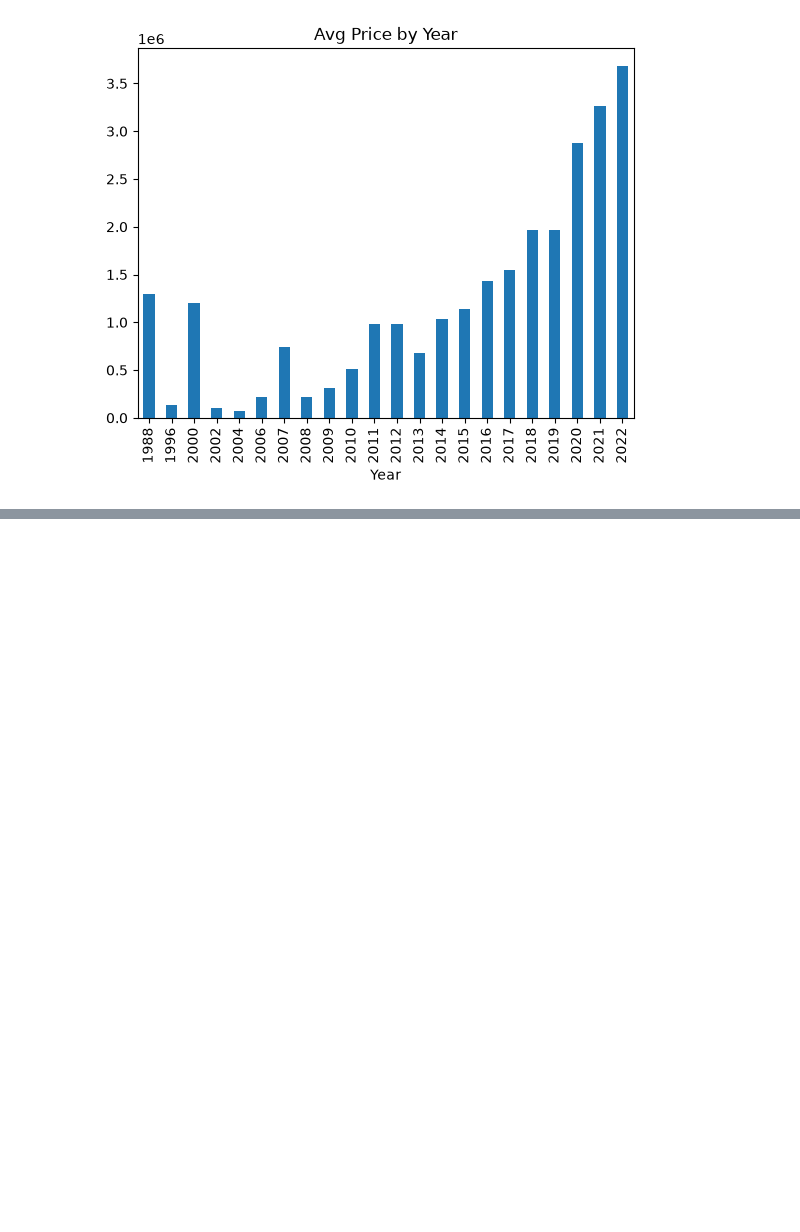
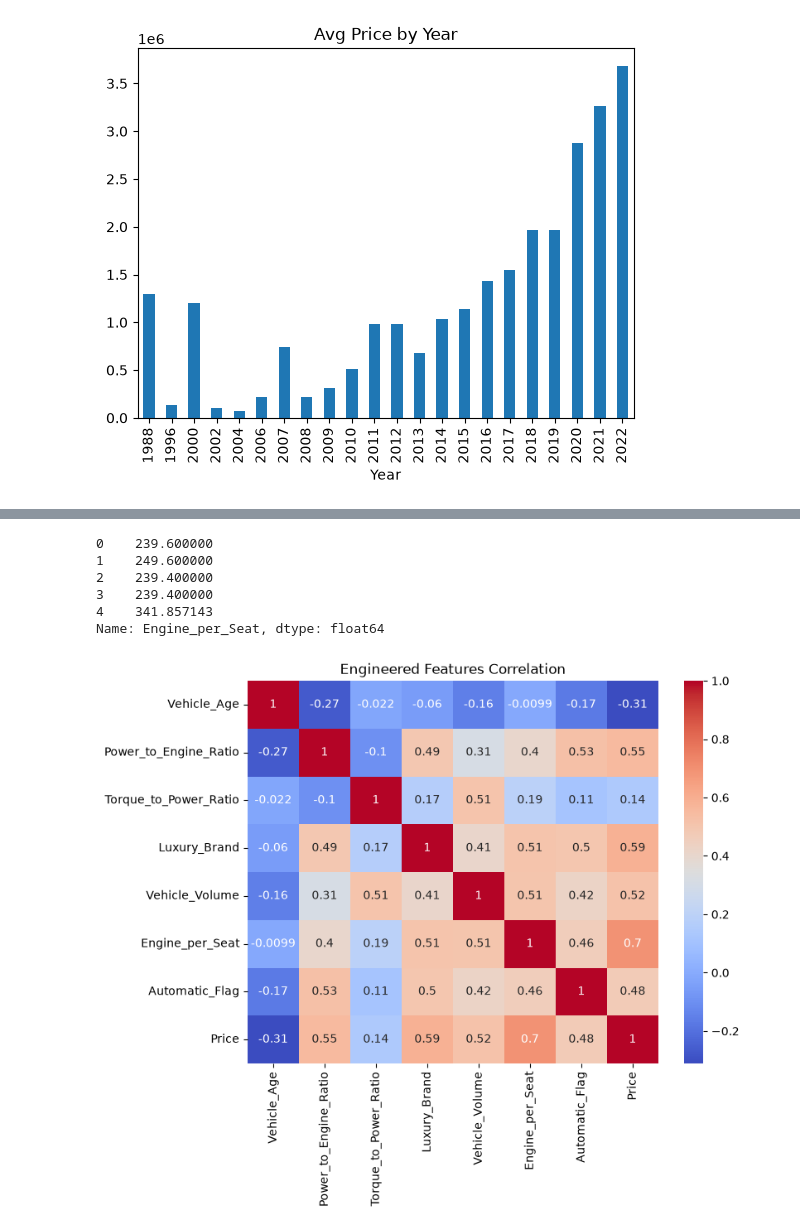
Before and after one commit to dhriti-gupta-06/AI-Vehicle-Valuation-Platform, a Jupyter notebook: notebook.ipynb, the cells around one changed output, grey strips where cells are left out. Cells and saved outputs as stored; diff of their text form; code cells hidden in the pictures; blank space fills up the shorter version.

```diff
--- a/notebook.ipynb
+++ b/notebook.ipynb
@@ -269,0 +431,2 @@ plt.show()
+# %%
+df_fe["Luxury_Brand"] = np.where(df_fe["Make"].isin(luxury_brands),1,0)
@@ -269,0 +440,2 @@ plt.show()
+# %%
+df_fe["Vehicle_Volume"] = (df_fe["Length"] * df_fe["Width"] * df_fe["Height"])
@@ -269,0 +454,31 @@ plt.show()
+# %%
+df_fe["Engine_per_Seat"] = (df_fe["Engine"] / df_fe["Seating Capacity"])
+# %%
+df_fe["Engine_per_Seat"].head()
+# %% [output]
+0    239.600000
+1    249.600000
+2    239.400000
+3    239.400000
+4    341.857143
+Name: Engine_per_Seat, dtype: float64
+# %%
+df_fe["Automatic_Flag"] = np.where(df_fe["Transmission"]=="Automatic",1,0)
+# %%
+feature_eng_cols = [
+    "Vehicle_Age",
+    "Power_to_Engine_Ratio",
+    "Torque_to_Power_Ratio",
+    "Luxury_Brand",
+    "Vehicle_Volume",
+    "Engine_per_Seat",
+    "Automatic_Flag",
+    "Price"
+]
+corr = df_fe[feature_eng_cols].corr()
+plt.figure(figsize=(8,6))
+sns.heatmap(corr,annot=True,cmap="coolwarm")
+plt.title("Engineered Features Correlation")
+plt.show()
+# %% [output]
+[figure, added]
```
Also changed, not shown: parts of 41 cells of this notebook, 2 other files.
